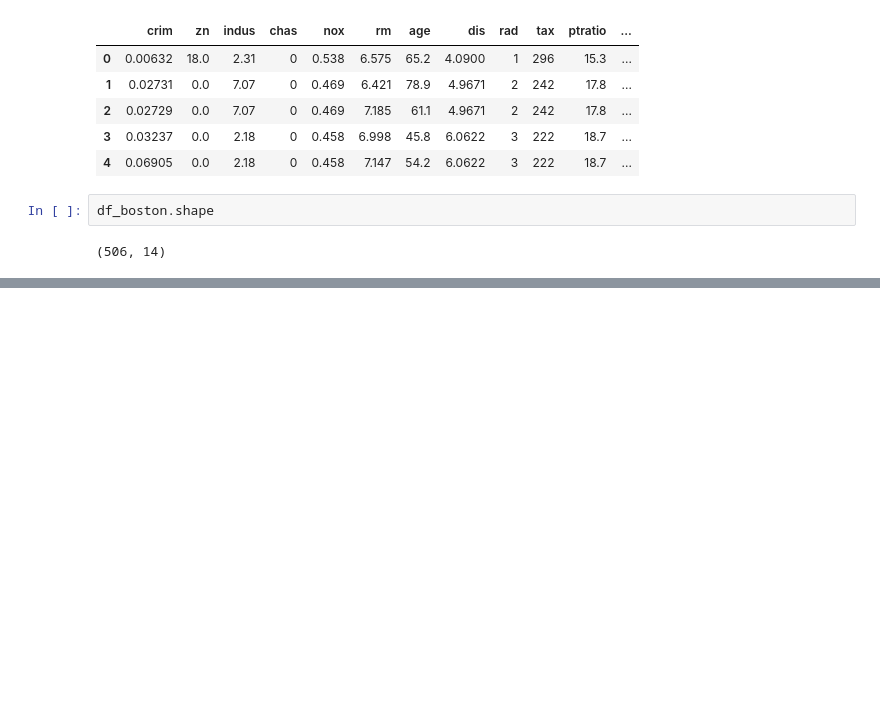
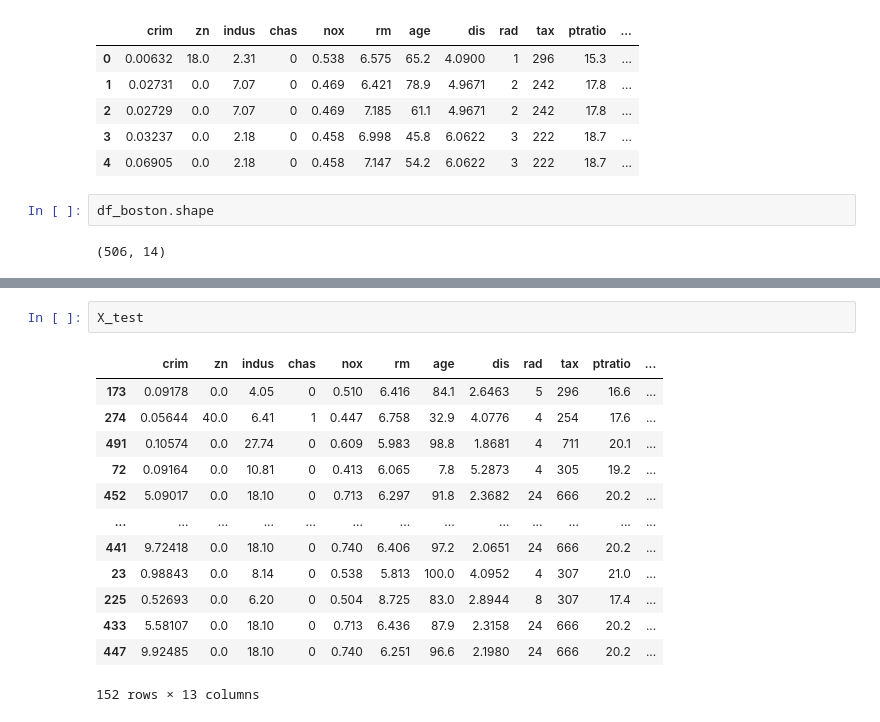
Before and after one commit to RAJ-DSML/house-prices-prediction, a Jupyter notebook: price_prediction.ipynb, the cells around one changed output, grey strips where cells are left out. Cells and saved outputs as stored; diff of their text form; blank space fills up the shorter version.

```diff
--- a/price_prediction.ipynb
+++ b/price_prediction.ipynb
@@ -58,0 +166,16 @@ memory usage: 55.5 KB
+# %%
+X_test
+# %% [output]
+|  | crim | zn | indus | chas | nox | rm | age | dis | rad | tax | ptratio | ... |
+| 173 | 0.09178 | 0.0 | 4.05 | 0 | 0.510 | 6.416 | 84.1 | 2.6463 | 5 | 296 | 16.6 | ... |
+| 274 | 0.05644 | 40.0 | 6.41 | 1 | 0.447 | 6.758 | 32.9 | 4.0776 | 4 | 254 | 17.6 | ... |
+| 491 | 0.10574 | 0.0 | 27.74 | 0 | 0.609 | 5.983 | 98.8 | 1.8681 | 4 | 711 | 20.1 | ... |
+| 72 | 0.09164 | 0.0 | 10.81 | 0 | 0.413 | 6.065 | 7.8 | 5.2873 | 4 | 305 | 19.2 | ... |
+| 452 | 5.09017 | 0.0 | 18.10 | 0 | 0.713 | 6.297 | 91.8 | 2.3682 | 24 | 666 | 20.2 | ... |
+| ... | ... | ... | ... | ... | ... | ... | ... | ... | ... | ... | ... | ... |
+| 441 | 9.72418 | 0.0 | 18.10 | 0 | 0.740 | 6.406 | 97.2 | 2.0651 | 24 | 666 | 20.2 | ... |
+| 23 | 0.98843 | 0.0 | 8.14 | 0 | 0.538 | 5.813 | 100.0 | 4.0952 | 4 | 307 | 21.0 | ... |
+| 225 | 0.52693 | 0.0 | 6.20 | 0 | 0.504 | 8.725 | 83.0 | 2.8944 | 8 | 307 | 17.4 | ... |
+| 433 | 5.58107 | 0.0 | 18.10 | 0 | 0.713 | 6.436 | 87.9 | 2.3158 | 24 | 666 | 20.2 | ... |
+| 447 | 9.92485 | 0.0 | 18.10 | 0 | 0.740 | 6.251 | 96.6 | 2.1980 | 24 | 666 | 20.2 | ... |
+152 rows × 13 columns
```
Also changed, not shown: parts of 17 cells of this notebook.
